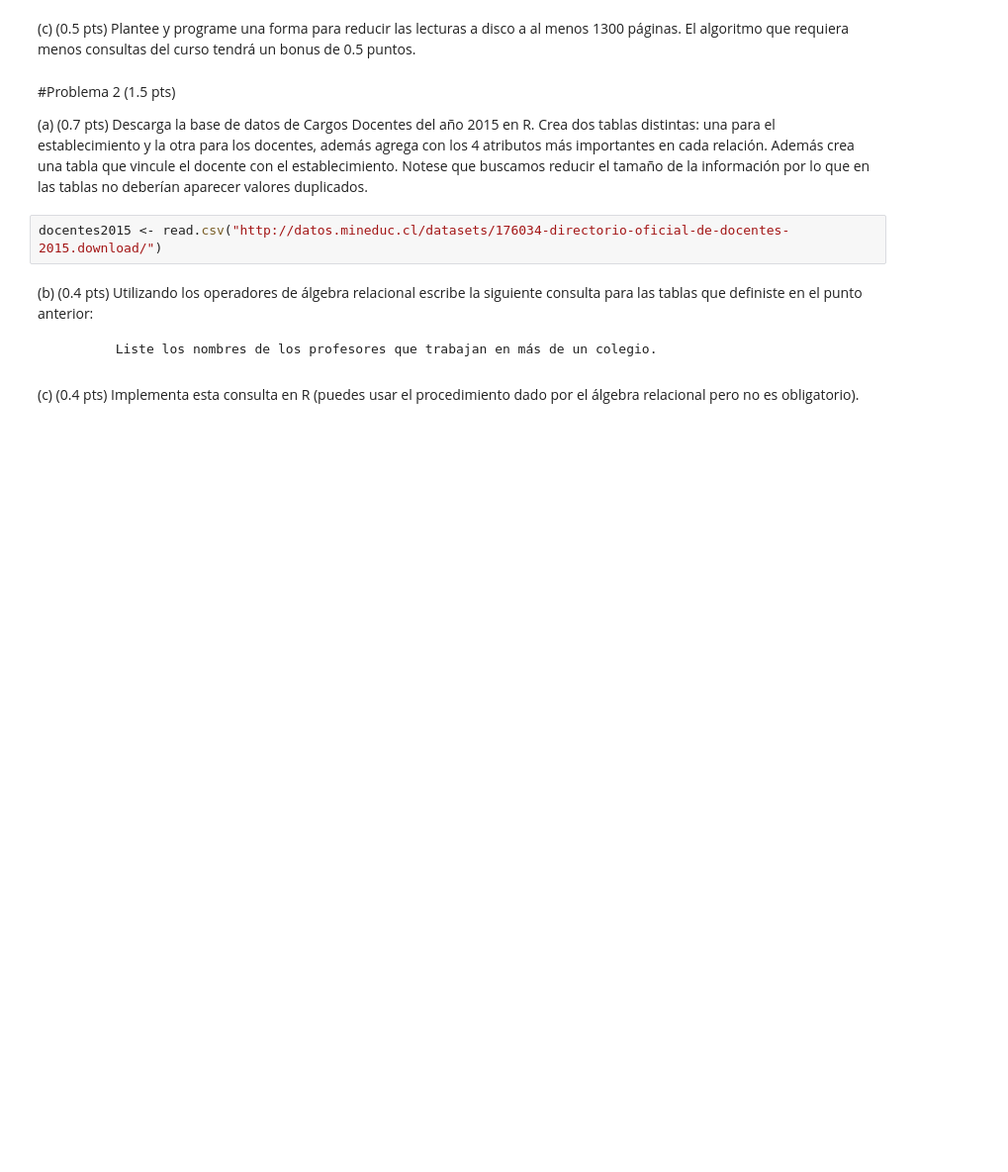
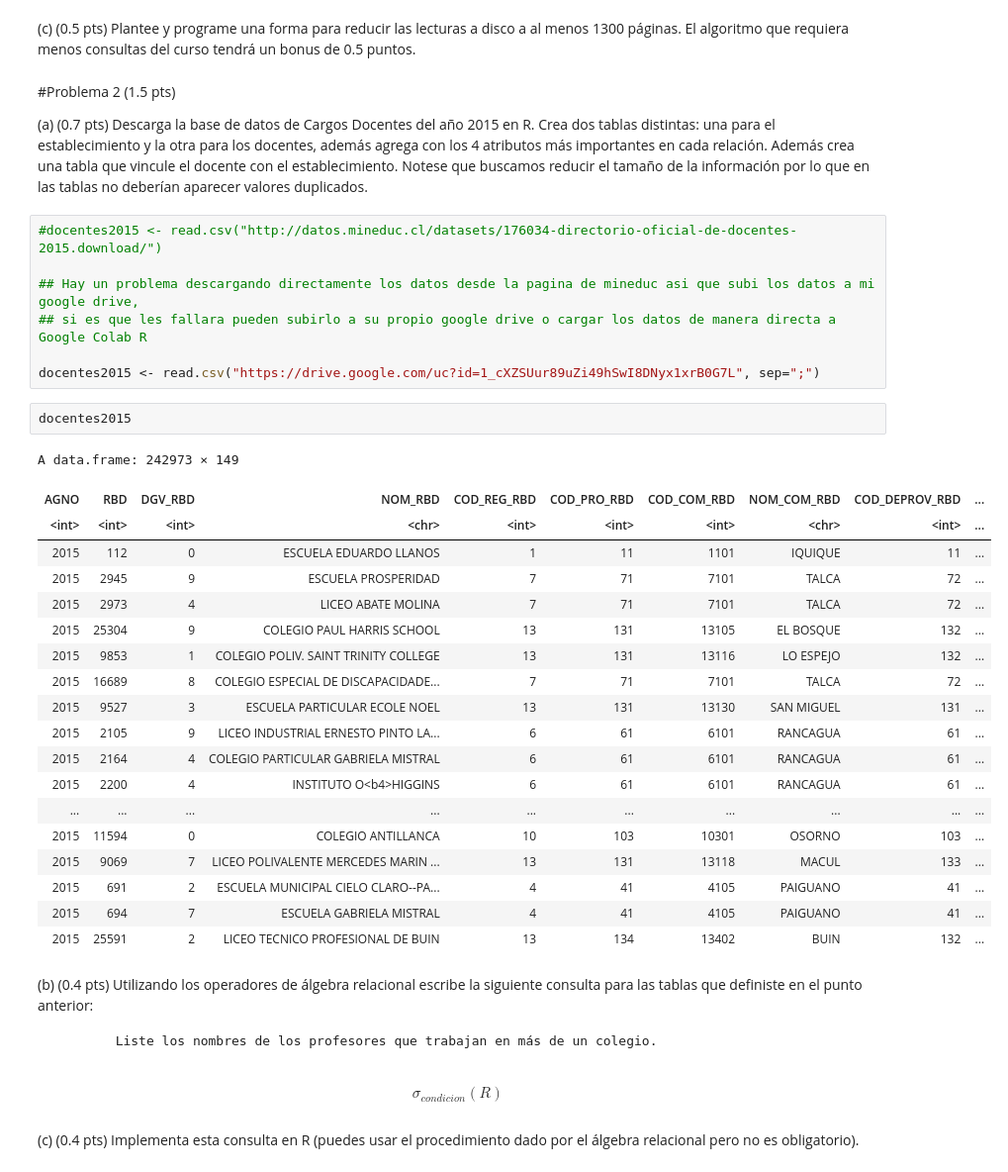
Before and after one commit to JDConejeros/Gestion-De-Datos-en-R, a Jupyter notebook: Tarea1.ipynb, the cells around one changed output. Shown at 99% size. Drawn from its saved outputs; the diff is of its cells as text; blank space fills up the shorter version.

````diff
--- a/Tarea1.ipynb
+++ b/Tarea1.ipynb
@@ -47,8 +54,35 @@ Suponga que usted tiene un disco duro con dos bases de datos con 3000 filas cada
 #Problema 2 (1.5 pts)
 
 (a) (0.7 pts) Descarga la base de datos de Cargos Docentes del año 2015 en R. Crea dos tablas distintas: una para el establecimiento y la otra para los docentes, además agrega con los 4 atributos más importantes en cada relación. Además crea una tabla que vincule el docente con el establecimiento. Notese que buscamos reducir el tamaño de la información por lo que en las tablas no deberían aparecer valores duplicados.
-# %%
-docentes2015 <- read.csv("http://datos.mineduc.cl/datasets/176034-directorio-oficial-de-docentes-2015.download/")
+# %%
+#docentes2015 <- read.csv("http://datos.mineduc.cl/datasets/176034-directorio-oficial-de-docentes-2015.download/")
+
+## Hay un problema descargando directamente los datos desde la pagina de mineduc asi que subi los datos a mi google drive,
+## si es que les fallara pueden subirlo a su propio google drive o cargar los datos de manera directa a Google Colab R
+
+docentes2015 <- read.csv("https://drive.google.com/uc?id=1_cXZSUur89uZi49hSwI8DNyx1xrB0G7L", sep=";")
+# %%
+docentes2015
+# %% [output]
+A data.frame: 242973 × 149
+| AGNO | RBD | DGV_RBD | NOM_RBD | COD_REG_RBD | COD_PRO_RBD | COD_COM_RBD | NOM_COM_RBD | COD_DEPROV_RBD | ... |
+| <int> | <int> | <int> | <chr> | <int> | <int> | <int> | <chr> | <int> | ... |
+| 2015 | 112 | 0 | ESCUELA EDUARDO LLANOS | 1 | 11 | 1101 | IQUIQUE | 11 | ... |
+| 2015 | 2945 | 9 | ESCUELA PROSPERIDAD | 7 | 71 | 7101 | TALCA | 72 | ... |
+| 2015 | 2973 | 4 | LICEO ABATE MOLINA | 7 | 71 | 7101 | TALCA | 72 | ... |
+| 2015 | 25304 | 9 | COLEGIO PAUL HARRIS SCHOOL | 13 | 131 | 13105 | EL BOSQUE | 132 | ... |
+| 2015 | 9853 | 1 | COLEGIO POLIV. SAINT TRINITY COLLEGE | 13 | 131 | 13116 | LO ESPEJO | 132 | ... |
+| 2015 | 16689 | 8 | COLEGIO ESPECIAL DE DISCAPACIDADE... | 7 | 71 | 7101 | TALCA | 72 | ... |
+| 2015 | 9527 | 3 | ESCUELA PARTICULAR ECOLE NOEL | 13 | 131 | 13130 | SAN MIGUEL | 131 | ... |
+| 2015 | 2105 | 9 | LICEO INDUSTRIAL ERNESTO PINTO LA... | 6 | 61 | 6101 | RANCAGUA | 61 | ... |
+| 2015 | 2164 | 4 | COLEGIO PARTICULAR GABRIELA MISTRAL | 6 | 61 | 6101 | RANCAGUA | 61 | ... |
+| 2015 | 2200 | 4 | INSTITUTO O<b4>HIGGINS | 6 | 61 | 6101 | RANCAGUA | 61 | ... |
+| ... | ... | ... | ... | ... | ... | ... | ... | ... | ... |
+| 2015 | 11594 | 0 | COLEGIO ANTILLANCA | 10 | 103 | 10301 | OSORNO | 103 | ... |
+| 2015 | 9069 | 7 | LICEO POLIVALENTE MERCEDES MARIN ... | 13 | 131 | 13118 | MACUL | 133 | ... |
+| 2015 | 691 | 2 | ESCUELA MUNICIPAL CIELO CLARO--PA... | 4 | 41 | 4105 | PAIGUANO | 41 | ... |
+| 2015 | 694 | 7 | ESCUELA GABRIELA MISTRAL | 4 | 41 | 4105 | PAIGUANO | 41 | ... |
+| 2015 | 25591 | 2 | LICEO TECNICO PROFESIONAL DE BUIN | 13 | 134 | 13402 | BUIN | 132 | ... |
 # %% [markdown]
 
 (b) (0.4 pts) Utilizando los operadores de álgebra relacional escribe la siguiente consulta para las tablas que definiste en el punto anterior:
@@ -56,6 +90,8 @@ docentes2015 <- read.csv("http://datos.mineduc.cl/datasets/176034-directorio-ofi
 ```
         Liste los nombres de los profesores que trabajan en más de un colegio.
 ```
+# %% [markdown]
+$$\sigma_{condicion}(R)$$
 # %% [markdown]
 
 (c) (0.4 pts) Implementa esta consulta en R (puedes usar el procedimiento dado por el álgebra relacional pero no es obligatorio).
````
Also changed, not shown: parts of 3 cells of this notebook.
